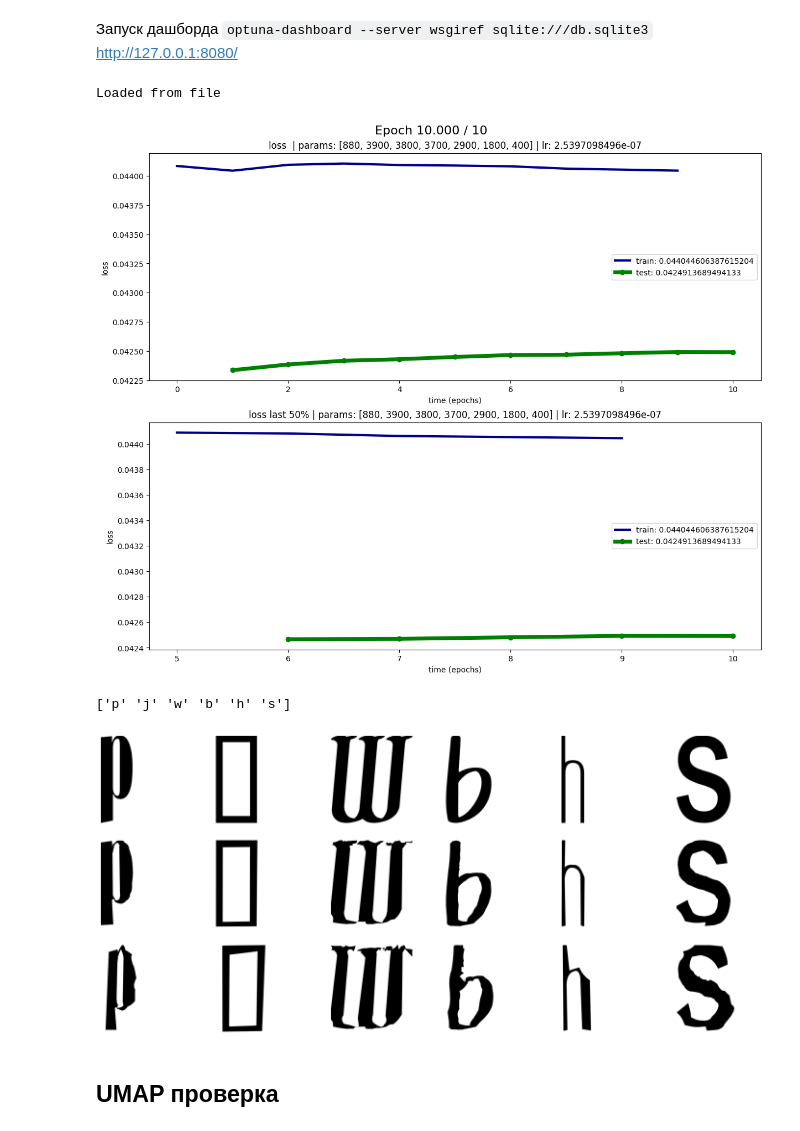
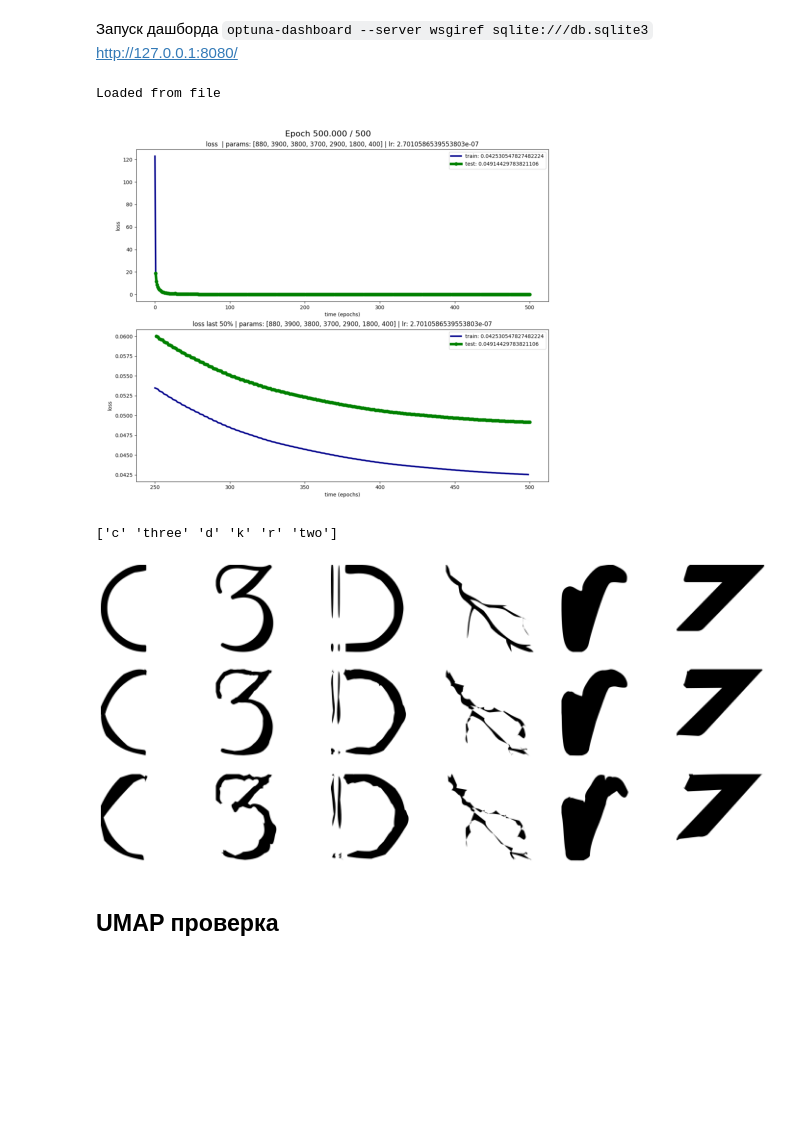
Before and after one commit to flydzen/diploma, a Jupyter notebook: main_difuse.ipynb, the cells around one changed output. Saved outputs shown, nothing was run; the diff lists cells and outputs as text; code cells hidden in the pictures; blank space fills up the shorter version.

```diff
--- a/main_difuse.ipynb
+++ b/main_difuse.ipynb
@@ -663,27 +663,31 @@ study.optimize(run_for_search, n_trials=7, show_progress_bar=True)
 # %%
 #!g1.4
 GLIPH_WIDTH = 400
 params = [SVG.ENCODE_HEIGHT * SVG.ENCODE_WIDTH, 3900, 3800, 3700, 2900, 1800, GLIPH_WIDTH]
 
-# lr = 1e-4
-lr = 2.8e-7
+lr = 1e-4
+# lr = 2.8e-7
 
 model_cae_path = f'models/CAE/CAE_{SVG.ENCODE_HEIGHT}_{",".join(map(str,params))}/ckpt.pt'
 model_cae, optimizer, scheduler = setup_cae(
     params=params,
     lr=lr,
     weight_decay=6e-6,
     line_size=SVG.ENCODE_WIDTH,
     step_size=3,
     step_gamma=0.968,
 )
 if Path(model_cae_path).exists():
     print('Loaded from file')
     model_cae.load_state_dict(torch.load(model_cae_path))
+    img = mpimg.imread(str(Path(model_cae_path).parent / '_loss.png'))
+    plt.axis('off')
+    plt.imshow(img)
 else:
     print('Created new')
 # %% [output]
 Loaded from file
+[figure, added]
 # %%
 #!g1.4
 run(
@@ -695,8 +699,6 @@ run(
     params=params,
     batch_size=256,
 )
-# %% [output]
-[figure, removed]
 # %%
 imgs_num = 6
 plt.figure(figsize=(3 * imgs_num, 8))
@@ -735,8 +737,8 @@ for i in range(imgs_num):
     show_sampled(a_samples[i])
 plt.show()
 # %% [output]
-['p' 'j' 'w' 'b' 'h' 's']
+['c' 'three' 'd' 'k' 'r' 'two']
-[figure, old version]
+[figure, new version]
 # %%
 def decode_img(d, label):
     model_cae.decode = True
```
Also changed, not shown: parts of 11 cells of this notebook.
